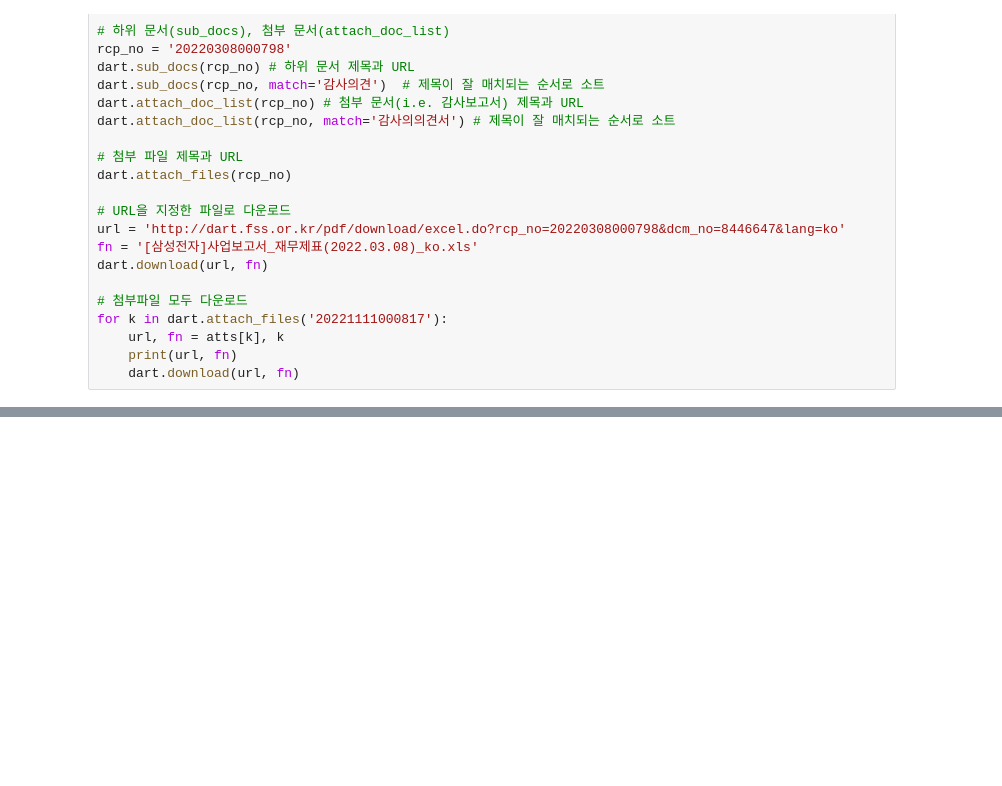
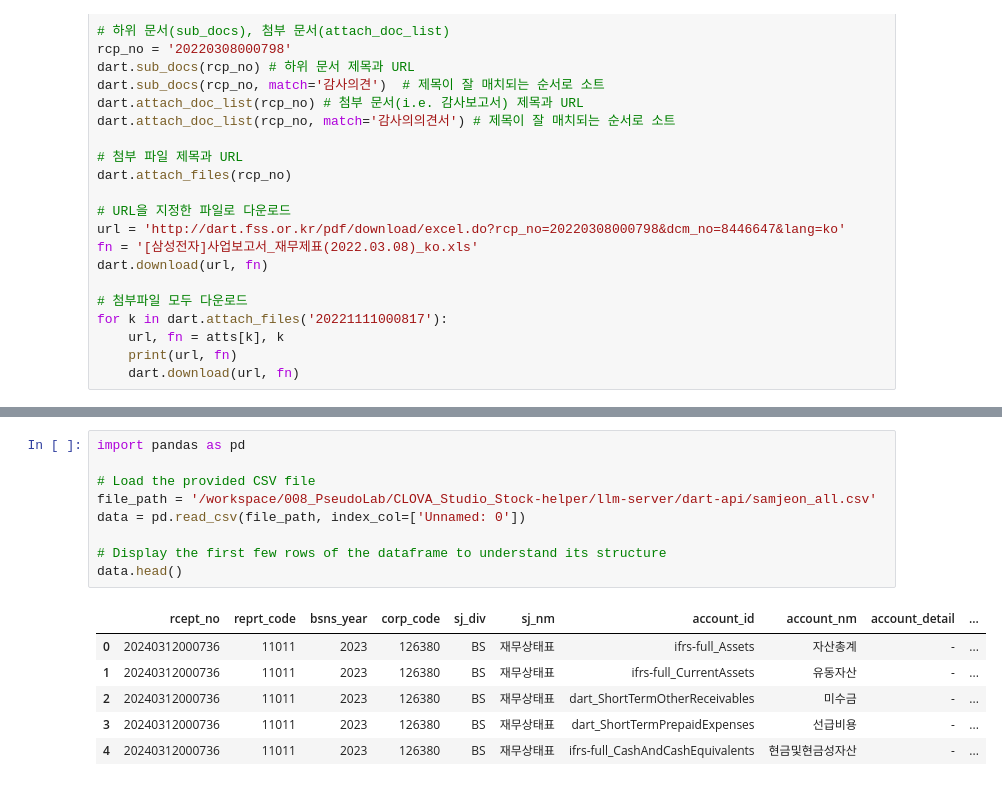
Before and after one commit to 99dlthdbs/CLOVA_Studio_Stock-helper, a Jupyter notebook: llm-server/dart-api/test.ipynb, the cells around one changed output, grey strips where cells are left out. Cells and saved outputs as stored; diff of their text form; blank space fills up the shorter version.

```diff
--- a/llm-server/dart-api/test.ipynb
+++ b/llm-server/dart-api/test.ipynb
@@ -207,0 +286,16 @@ for k in dart.attach_files('20221111000817'):
+# %%
+import pandas as pd
+
+# Load the provided CSV file
+file_path = '/workspace/008_PseudoLab/CLOVA_Studio_Stock-helper/llm-server/dart-api/samjeon_all.csv'
+data = pd.read_csv(file_path, index_col=['Unnamed: 0'])
+
+# Display the first few rows of the dataframe to understand its structure
+data.head()
+# %% [output]
+|  | rcept_no | reprt_code | bsns_year | corp_code | sj_div | sj_nm | account_id | account_nm | account_detail | ... |
+| 0 | 20240312000736 | 11011 | 2023 | 126380 | BS | 재무상태표 | ifrs-full_Assets | 자산총계 | - | ... |
+| 1 | 20240312000736 | 11011 | 2023 | 126380 | BS | 재무상태표 | ifrs-full_CurrentAssets | 유동자산 | - | ... |
+| 2 | 20240312000736 | 11011 | 2023 | 126380 | BS | 재무상태표 | dart_ShortTermOtherReceivables | 미수금 | - | ... |
+| 3 | 20240312000736 | 11011 | 2023 | 126380 | BS | 재무상태표 | dart_ShortTermPrepaidExpenses | 선급비용 | - | ... |
+| 4 | 20240312000736 | 11011 | 2023 | 126380 | BS | 재무상태표 | ifrs-full_CashAndCashEquivalents | 현금및현금성자산 | - | ... |
```
Also changed, not shown: parts of 27 cells of this notebook, 30 other files.
